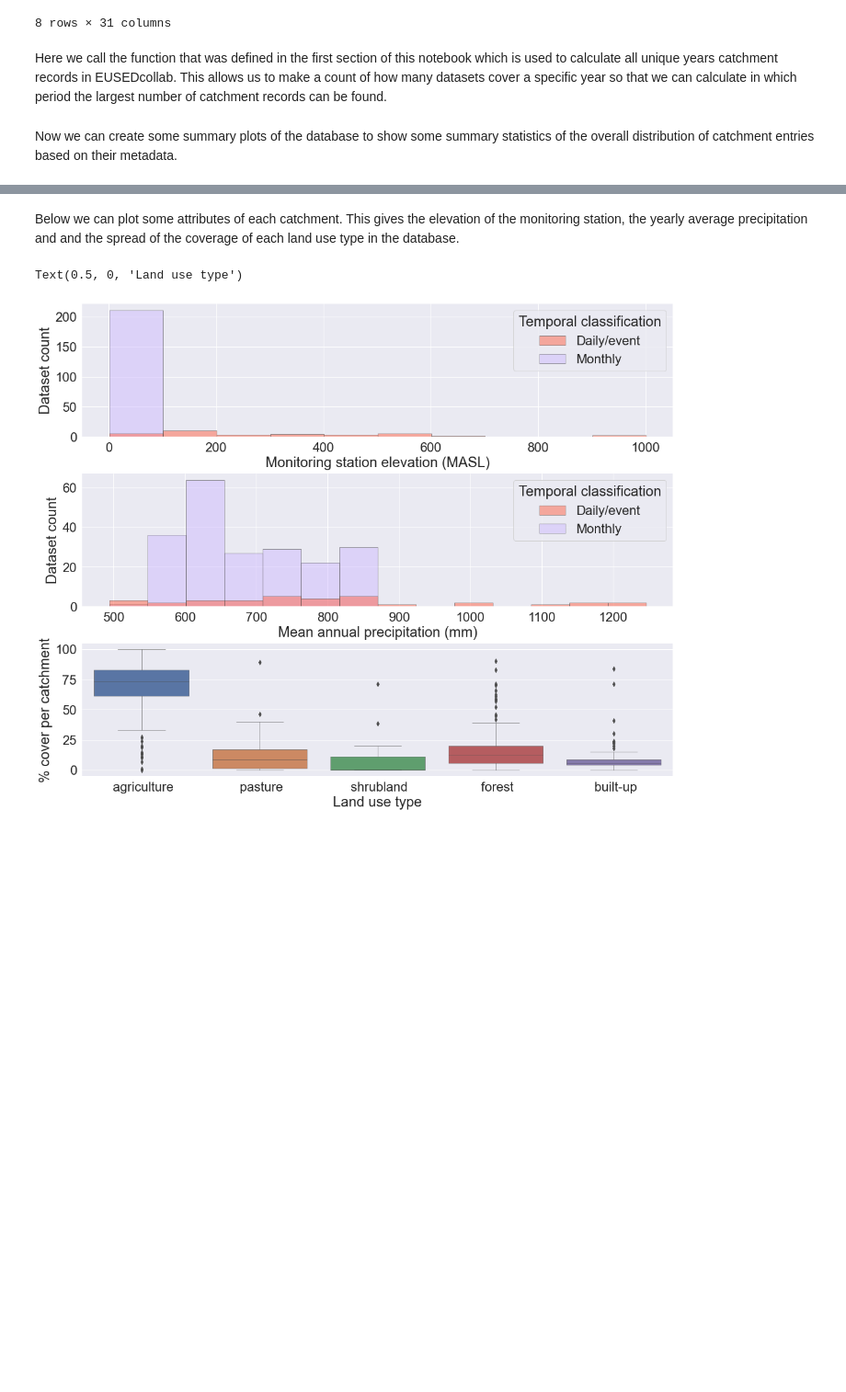
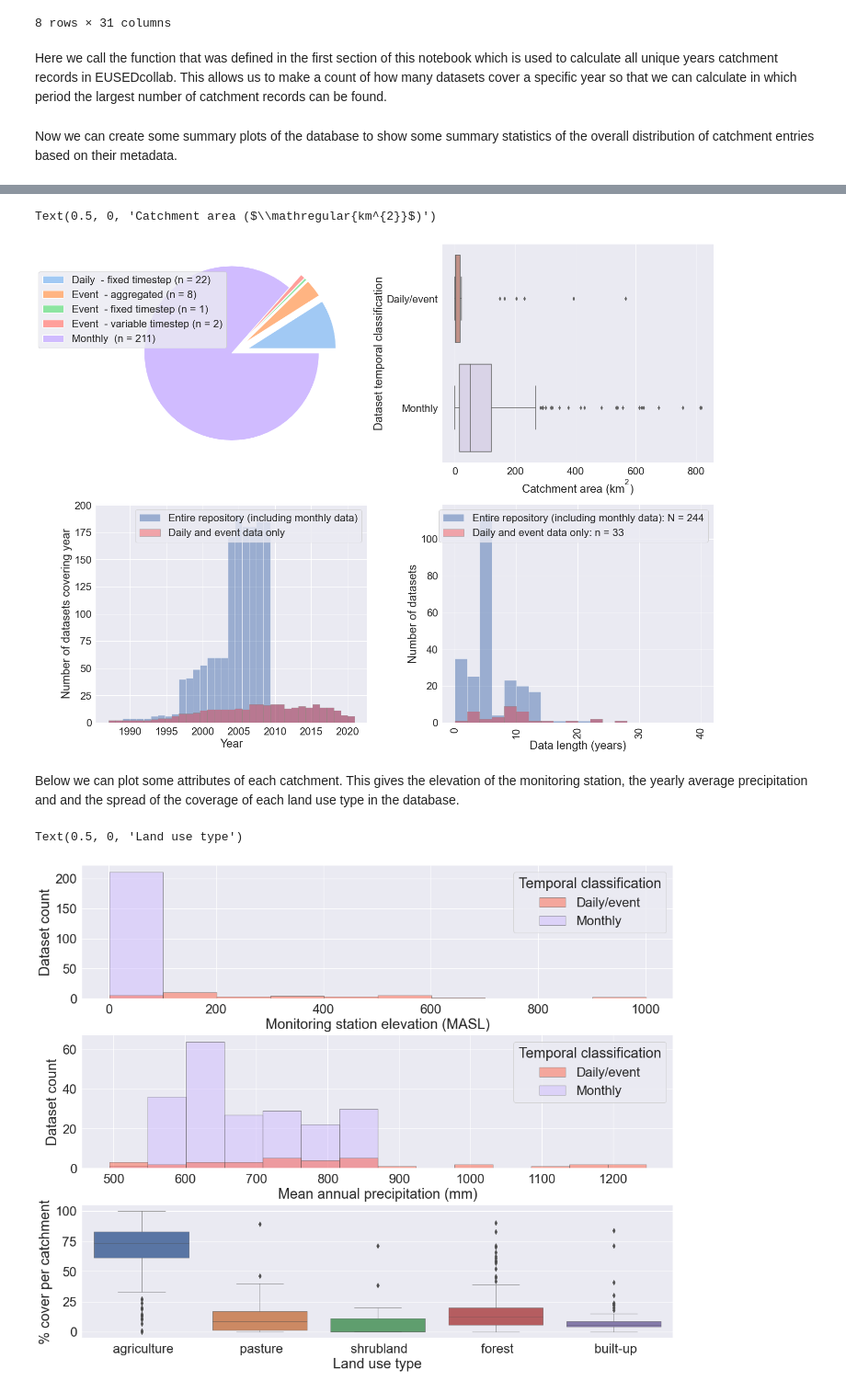
Before and after one commit to matfran/EUSEDcollab, a Jupyter notebook: Analyse_EUSEDcollab.ipynb, the cells around one changed output, grey strips where cells are left out. Shown at 92% size. Drawn from its saved outputs; the diff is of its cells as text; code cells hidden in the pictures; blank space fills up the shorter version.

```diff
--- a/Analyse_EUSEDcollab.ipynb
+++ b/Analyse_EUSEDcollab.ipynb
@@ -601,3 +169,46 @@ Text(0.5, 0, 'Catchment area ($\\mathregular{km^{2}}$)')
+# %%
+sns.set(font_scale = 2)
+
+f, ax = plt.subplots(2,2,figsize=(20, 15), constrained_layout = True)
+dtype_count = dtype_count.replace('data', '', regex = True)
+mylabels = dtype_count['Data type'] + ' (n = ' + dtype_count['Catchment ID'].astype(str) + ')'
+colors = sns.color_palette('pastel')[0:5]
+ex = [0.2, 0.2, 0.2, 0.2, 0]
+ax[0,0].pie(dtype_count['Catchment ID'], labels = None,
+        explode = ex, colors = colors)
+ax[0,0].legend(labels = mylabels, loc = 'lower right', bbox_to_anchor=(0.5, 0.5))
+
+bins = np.arange(0,42,2)
+sns.despine(f, left=True, bottom=True)
+sns.histplot(x="Data length (years)", linewidth=0.5, data=md_all, bins = bins, alpha = 0.5,
+             common_bins = True, ax=ax[1,1], label = 'Entire repository (including monthly data): N = ' + str(len(md_all)))
+sns.histplot(x="Data length (years)", linewidth=0.5, data=md_all_highres, bins = bins, edgecolor = '.5',
+             common_bins = True, ax=ax[1,1], color = 'red', alpha = 0.3, label = 'Daily and event data only: n = ' +  str(len(md_all_highres)))
+#ax[0,1].set_title('Data record length distribution')
+ax[1,1].set_ylabel('Number of datasets')
+ax[1,1].legend()
+
+
+sns.despine(f, left=True, bottom=True)
+sns.histplot(x="year", linewidth=0.5, data=unique_years_all, bins = len(unique_years_all['year'].unique()), alpha = 0.5,
+             ax=ax[1,0], label = 'Entire repository (including monthly data)')
+sns.histplot(x="year", linewidth=0.5, data=unique_years_highres, bins = len(unique_years_highres['year'].unique()), edgecolor = '.5',
+             ax=ax[1,0], color = 'red', alpha = 0.3, label = 'Daily and event data only')
+plt.xticks(rotation=90)
+#ax[1,0].set_title('Temporal coverage')
+ax[1,0].set_ylabel('Number of datasets covering year')
+ax[1,0].set_xlabel('Year')
+ax[1,0].legend()
+
+sns.despine(f, left=True, bottom=True)
+sns.boxplot(data=md_all, x="Drainage area km2", y="Temporal classification",
+               palette = ['tomato', colors[4]], saturation = 0.3, ax = ax[0,1])
+#ax[1,1].set_title('Catchment drainage area distribution')
+ax[0,1].set_ylabel('Dataset temporal classification')
+ax[0,1].set_xlabel('Catchment area ($\mathregular{km^{2}}$)')
+# %% [output]
+Text(0.5, 0, 'Catchment area ($\\mathregular{km^{2}}$)')
+[figure, added]
 # %% [markdown]
 Below we can plot some attributes of each catchment. This gives the elevation of the monitoring station, the yearly average precipitation and and the spread of the coverage of each land use type in the database.
 # %%
```
Also changed, not shown: parts of 19 cells of this notebook, 1 other file.
